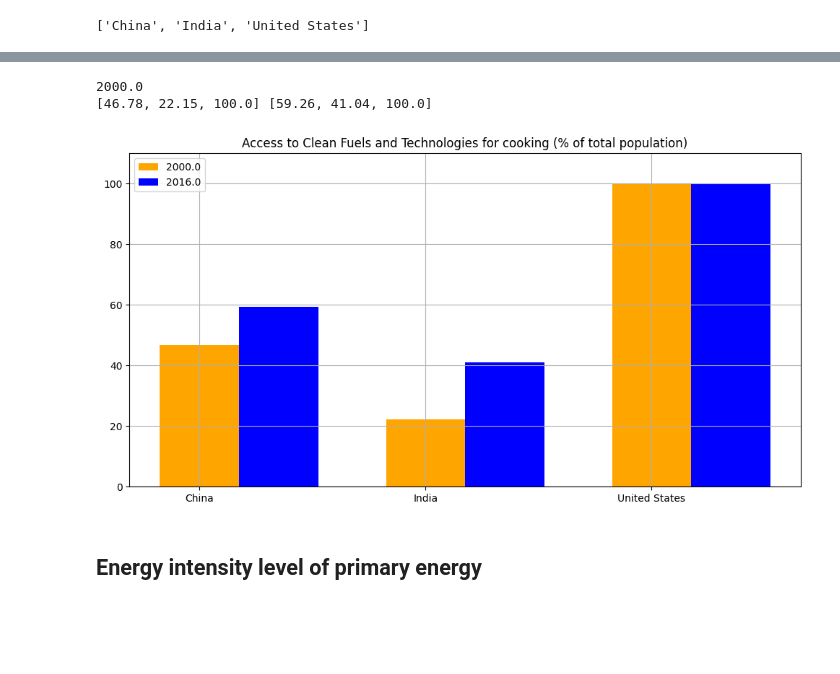
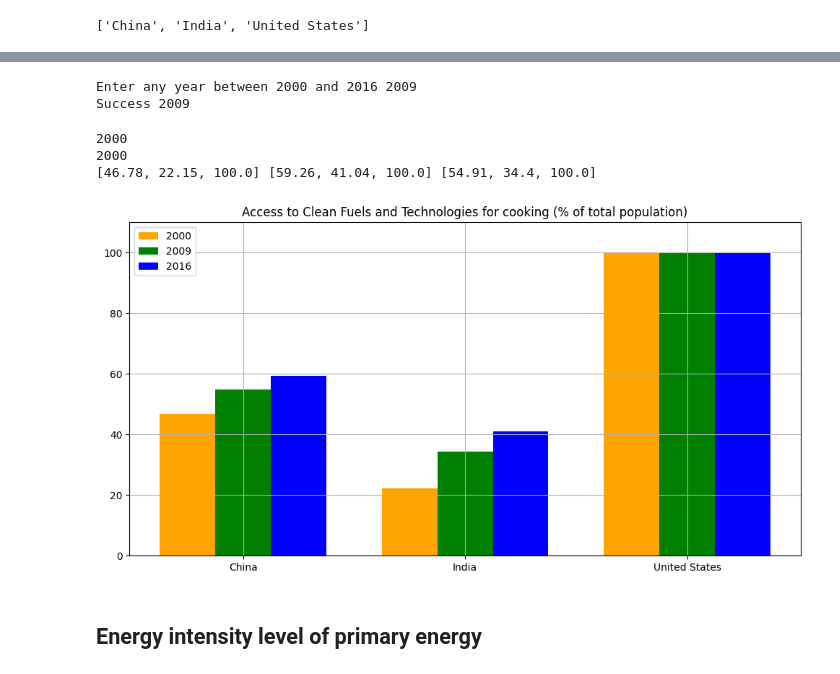
Before and after one commit to ximegargo012-droid/Energy, a Jupyter notebook: Energy.ipynb, the cells around one changed output, grey strips where cells are left out. Cells and saved outputs as stored; diff of their text form; code cells hidden in the pictures; blank space fills up the shorter version.

```diff
--- a/Energy.ipynb
+++ b/Energy.ipynb
@@ -118,3 +115,18 @@ print(yearsBlock2)
+# %%
+# Random year by user
+ranYear=input("Enter any year between 2000 and 2016")
+
+try:
+    number=int(ranYear)
+    if (number>2000) & (number<2016):
+        print("Success",ranYear)
+    else:
+        print("Fuera de límite")
+except ValueError:
+    print(f"try a year again")
+# %% [output]
+Enter any year between 2000 and 2016 2009
+Success 2009
 # %%
 #Y values for series
 def Cooking(yearCooking):
@@ -133,41 +145,47 @@ def Cooking(yearCooking):
         i=i+1
 
     return heightCook
-# %%
-#Filtering years for series
-firstYear=min(yearsBlock2)
-lastYear=max(yearsBlock2)
-
-for yearCooking in yearsBlock2:
-    if  (yearCooking == firstYear):
-        heightFCook=Cooking(yearCooking)
-        #No info for 10 years
-        while all (x==0 for x in heightFCook):
-            yearCooking=yearCooking+1
-            heightFCook=Cooking(yearCooking)
-        firstYear=yearCooking
-        print(firstYear)
-    elif (yearCooking == lastYear):
-        heightLCook=Cooking(yearCooking)
-print(heightFCook,heightLCook)
-# %% [output]
-2000.0
-[46.78, 22.15, 100.0] [59.26, 41.04, 100.0]
+# %%
+#Filtering years for series
+firstYear=min(yearsAsc)
+lastYear=max(yearsAsc)
+
+
+for yearCooking in yearsAsc:
+    if  (yearCooking == firstYear):
+        heightFCook=Cooking(yearCooking)
+        #No info for 10 years
+        while all (x==0 for x in heightFCook):
+            yearCooking=yearCooking+1
+            heightFCook=Cooking(yearCooking)
+        firstYear=yearCooking
+        print(firstYear)
+    elif (yearCooking == lastYear):
+        heightLCook=Cooking(yearCooking)
+    elif (int(yearCooking) == int(ranYear)):
+        heightRCook=Cooking(yearCooking)
+
+print(heightFCook,heightLCook,heightRCook)
+# %% [output]
+2000
+2000
+[46.78, 22.15, 100.0] [59.26, 41.04, 100.0] [54.91, 34.4, 100.0]
 # %%
 #Barplot
 plt.figure(figsize=(12,6))
-barWidth=0.35
+barWidth=0.25
 plt.grid()
 barIndex=np.arange(len(NRep))
 plt.bar(barIndex,heightFCook,width=barWidth,label=firstYear,color="orange")
-plt.bar(barIndex+barWidth,heightLCook,width=barWidth,label=lastYear,color="blue")
+plt.bar(barIndex+barWidth,heightRCook,width=barWidth,label=ranYear,color="green")
+plt.bar(barIndex+2*barWidth,heightLCook,width=barWidth,label=lastYear,color="blue")
 plt.title("Access to Clean Fuels and Technologies for cooking (% of total population)")
 plt.ylim(0,110)
-plt.xticks(barIndex,NRep)
+plt.xticks(barIndex+barWidth,NRep)
 plt.legend()
 plt.show()
 # %% [output]
-[figure, old version]
+[figure, new version]
 # %% [markdown]
 ## Energy intensity level of primary energy
 # %%
```
Also changed, not shown: parts of 8 cells of this notebook.
